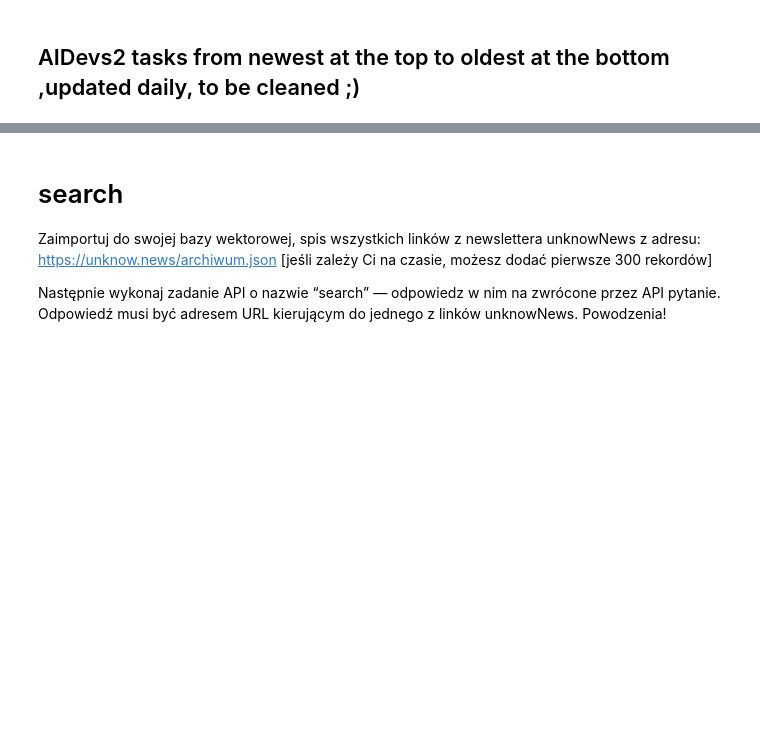
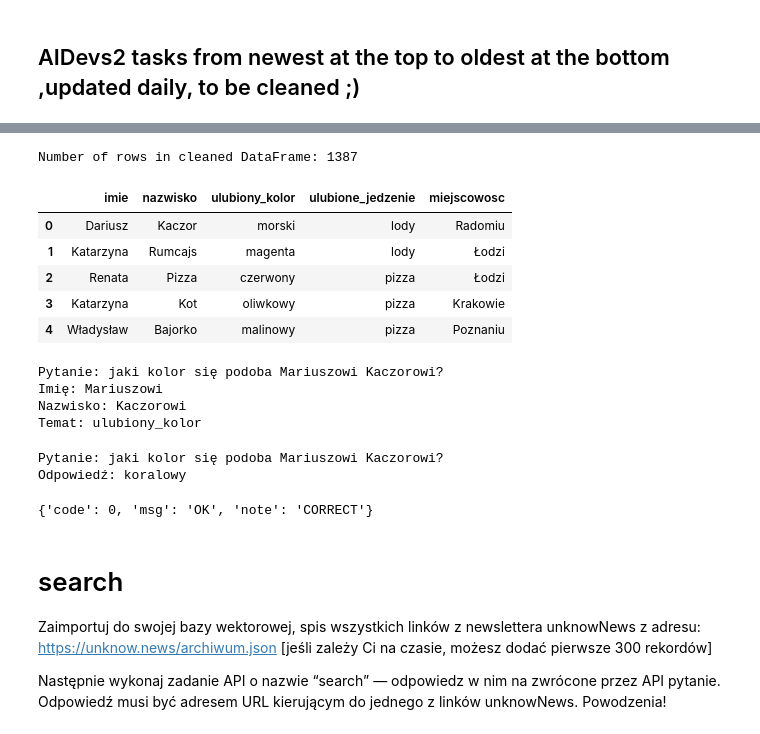
Before and after one commit to Krystkowiakk/AIDevs2, a Jupyter notebook: AIDevs2.ipynb, the cells around one changed output, grey strips where cells are left out. Saved outputs shown, nothing was run; the diff lists cells and outputs as text; code cells hidden in the pictures; blank space fills up the shorter version.

```diff
--- a/AIDevs2.ipynb
+++ b/AIDevs2.ipynb
@@ -18,3 +57,80 @@ AIDevs_Client = AIDevsClient(base_url=BASE_URL, api_key=API_KEY)
+# %%
+#Clean the DataFrame to retain only relevant information (favourite colour, favourite food, place of residence, last name, name)
+
+# Extracting favorite food from the 'o_mnie' column
+df['ulubione_jedzenie'] = df['o_mnie'].apply(lambda x: 'lody' if 'lody' in x else 'pizza')
+
+# Extracting place of residence from the 'o_mnie' column
+df['miejscowosc'] = df['o_mnie'].str.extract(r'Mieszkam w (\w+)')
+
+# Selecting only the relevant columns
+df = df[['imie', 'nazwisko', 'ulubiony_kolor', 'ulubione_jedzenie', 'miejscowosc']]
+
+print("Number of rows in cleaned DataFrame:", df.shape[0])
+df.head()
+# %% [output]
+Number of rows in cleaned DataFrame: 1387
+|  | imie | nazwisko | ulubiony_kolor | ulubione_jedzenie | miejscowosc |
+| 0 | Dariusz | Kaczor | morski | lody | Radomiu |
+| 1 | Katarzyna | Rumcajs | magenta | lody | Łodzi |
+| 2 | Renata | Pizza | czerwony | pizza | Łodzi |
+| 3 | Katarzyna | Kot | oliwkowy | pizza | Krakowie |
+| 4 | Władysław | Bajorko | malinowy | pizza | Poznaniu |
+# %%
+import re
+
+# Function to parse the question and extract name, surname, and topic
+def parse_question(question):
+    # Extracting the last two capitalized words as name and surname
+    name_surname_match = re.findall(r'([A-Z][a-z]+) ([A-Z][a-z]+)', question)
+    name, surname = name_surname_match[0]
+
+    # Determining the topic of the question
+    if "kolor" in question:
+        topic = "ulubiony_kolor"
+    elif "jeść" in question:
+        topic = "ulubione_jedzenie"
+    else:
+        topic = "miejscowosc"
+
+    return name, surname, topic
+
+name, surname, topic = parse_question(question)
+print(f"Pytanie: {question}\nImię: {name}\nNazwisko: {surname}\nTemat: {topic}\n")
+# %% [output]
+Pytanie: jaki kolor się podoba Mariuszowi Kaczorowi?
+Imię: Mariuszowi
+Nazwisko: Kaczorowi
+Temat: ulubiony_kolor
+# %%
+# Find the answer in the DataFrame
+def find_answer(df, name, surname, topic):
+    if not name or not surname or not topic:
+        return "Nie znaleziono informacji."
+
+    # Shortening the name and surname by removing the last three characters
+    shortened_name = name[:-3]
+    shortened_surname = surname[:-3]
+
+    # Querying the DataFrame for the relevant information
+    result = df.loc[(df['imie'].str.startswith(shortened_name)) &
+                    (df['nazwisko'].str.startswith(shortened_surname)), topic]
+
+    if not result.empty:
+        return result.iloc[0]
+    else:
+        return "Nie znaleziono informacji."
+
+#name, surname, topic = "Katarzyna", "Truskawka", "miejscowosc"
+answer = find_answer(df, name, surname, topic)
+print(f"Pytanie: {question}\nOdpowiedź: {answer}")
+# %% [output]
+Pytanie: jaki kolor się podoba Mariuszowi Kaczorowi?
+Odpowiedź: koralowy
+# %%
+AIDevs_Client.submit_answer(token, answer)
+# %% [output]
+{'code': 0, 'msg': 'OK', 'note': 'CORRECT'}
 # %% [markdown]
 # search
 
```
Also changed, not shown: parts of 4 cells of this notebook.
